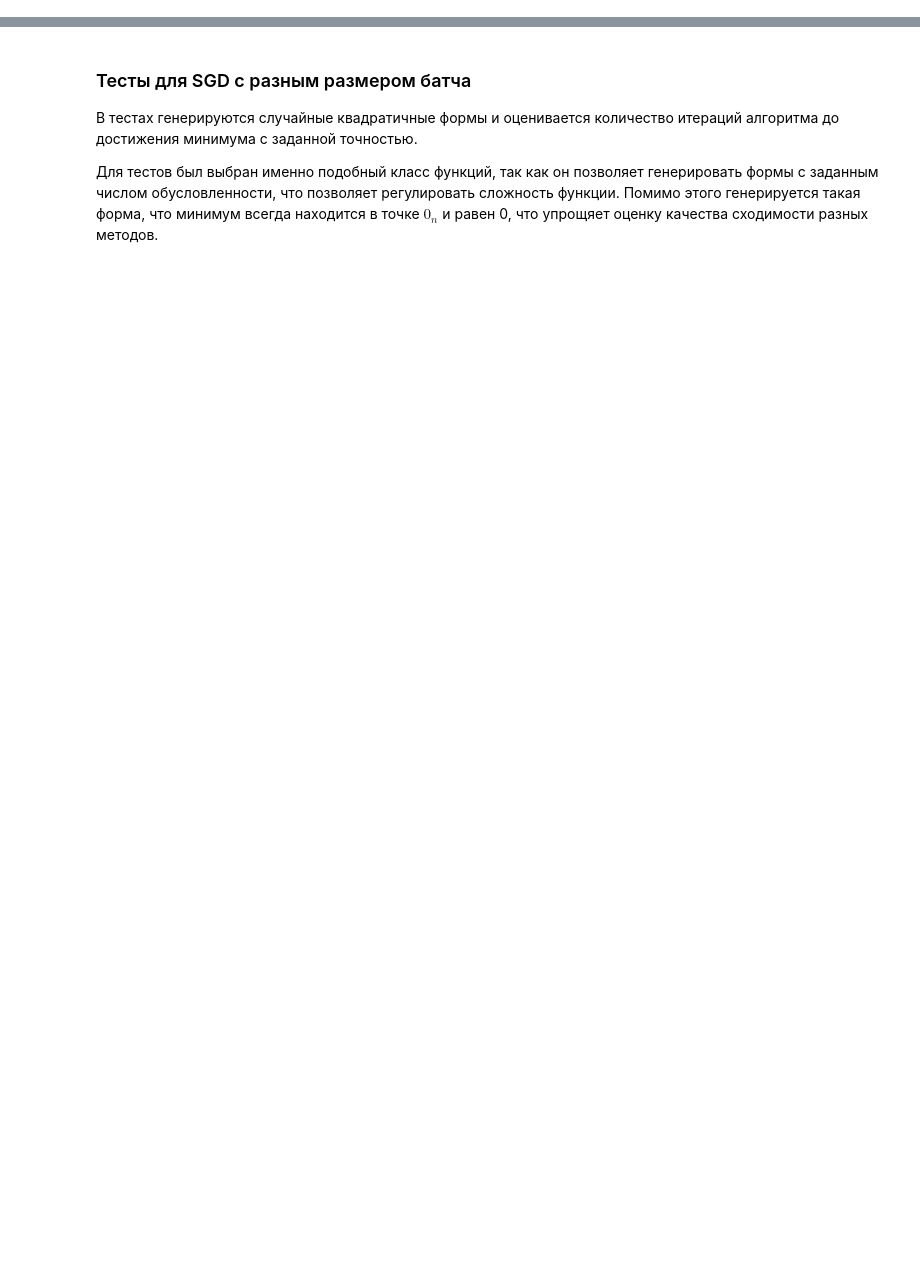
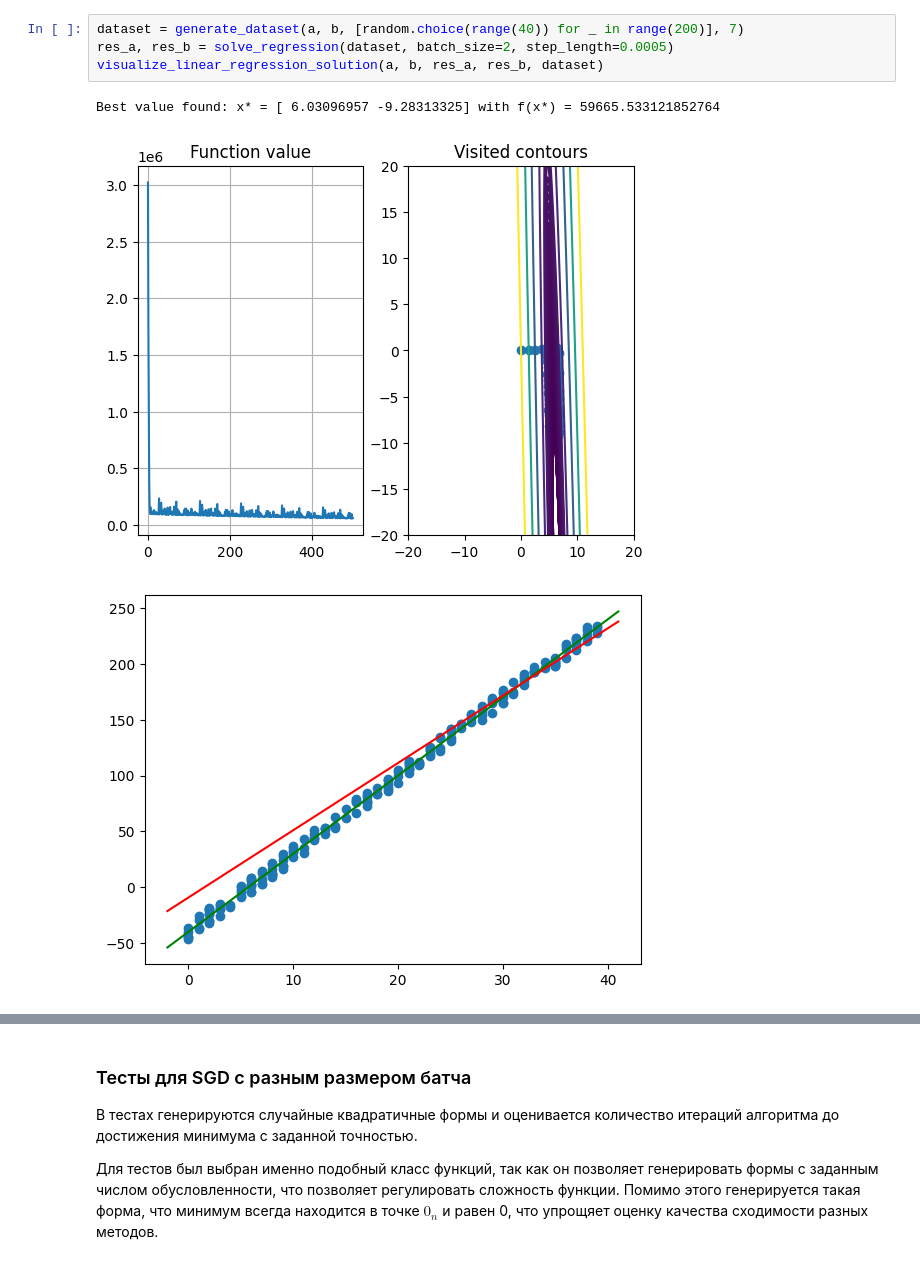
Before and after one commit to spanish-inquisition-optimization/GradientDescentModifications, a Jupyter notebook: part_1-2.ipynb, the cells around one changed output, grey strips where cells are left out. Saved outputs shown, nothing was run; the diff lists cells and outputs as text; blank space fills up the shorter version.

```diff
--- a/part_1-2.ipynb
+++ b/part_1-2.ipynb
@@ -10,0 +82,8 @@ The autoreload extension is already loaded. To reload it, use:
+# %%
+dataset = generate_dataset(a, b, [random.choice(range(40)) for _ in range(200)], 7)
+res_a, res_b = solve_regression(dataset, batch_size=2, step_length=0.0005)
+visualize_linear_regression_solution(a, b, res_a, res_b, dataset)
+# %% [output]
+Best value found: x* = [ 6.03096957 -9.28313325] with f(x*) = 59665.533121852764
+[figure, added]
+[figure, added]
```
Also changed, not shown: parts of 13 cells of this notebook, 2 other files.
